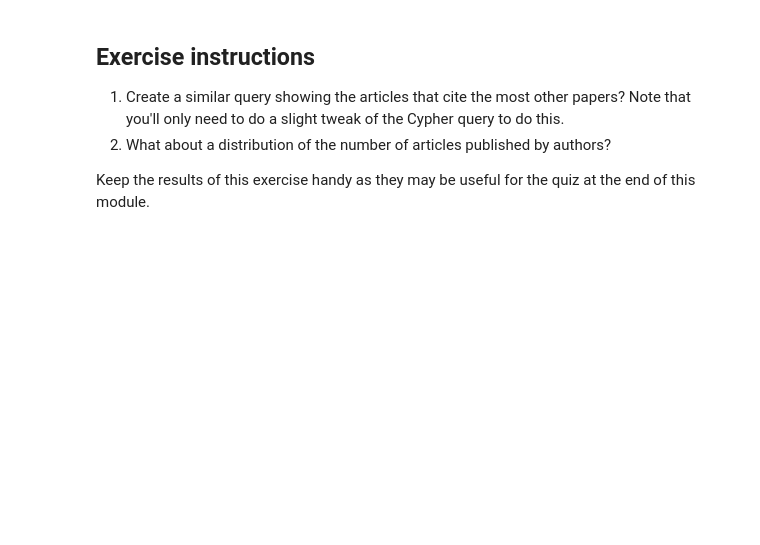
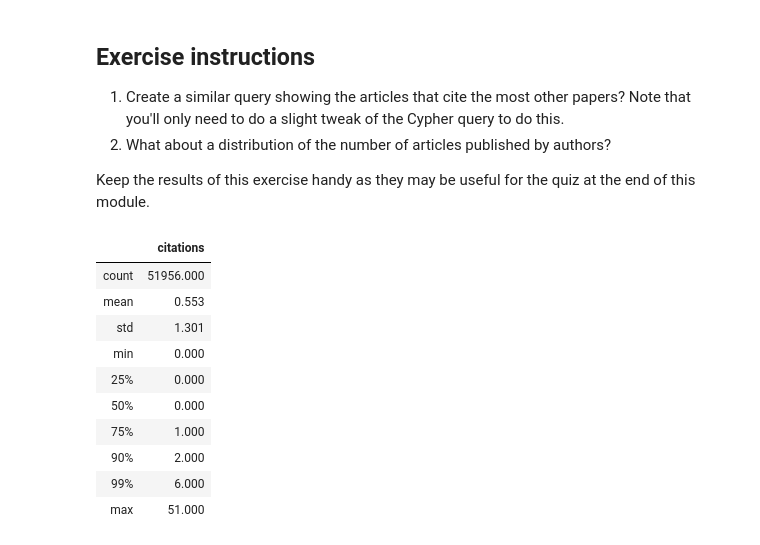
Before and after one commit to daddyjab/GraphDB_Notes, a Jupyter notebook: 02_EDA.ipynb, the cells around one changed output. Cells and saved outputs as stored; diff of their text form; code cells hidden in the pictures; blank space fills up the shorter version.

```diff
--- a/02_EDA.ipynb
+++ b/02_EDA.ipynb
@@ -128,3 +163,24 @@ plt.show()
 2. What about a distribution of the number of articles published by authors?
 
 Keep the results of this exercise handy as they may be useful for the quiz at the end of this module.
+# %%
+# Articles that cite the most other articles
+query = """
+MATCH (a:Article)
+RETURN size((a)-[:CITED]->()) AS citations
+"""
+
+citation_df = graph.run(query).to_data_frame()
+citation_df.describe([.25, .5, .75, .9, .99])
+# %% [output]
+|  | citations |
+| count | 51956.000 |
+| mean | 0.553 |
+| std | 1.301 |
+| min | 0.000 |
+| 25% | 0.000 |
+| 50% | 0.000 |
+| 75% | 1.000 |
+| 90% | 2.000 |
+| 99% | 6.000 |
+| max | 51.000 |
```
Also changed, not shown: parts of 10 cells of this notebook, 3 other files.
